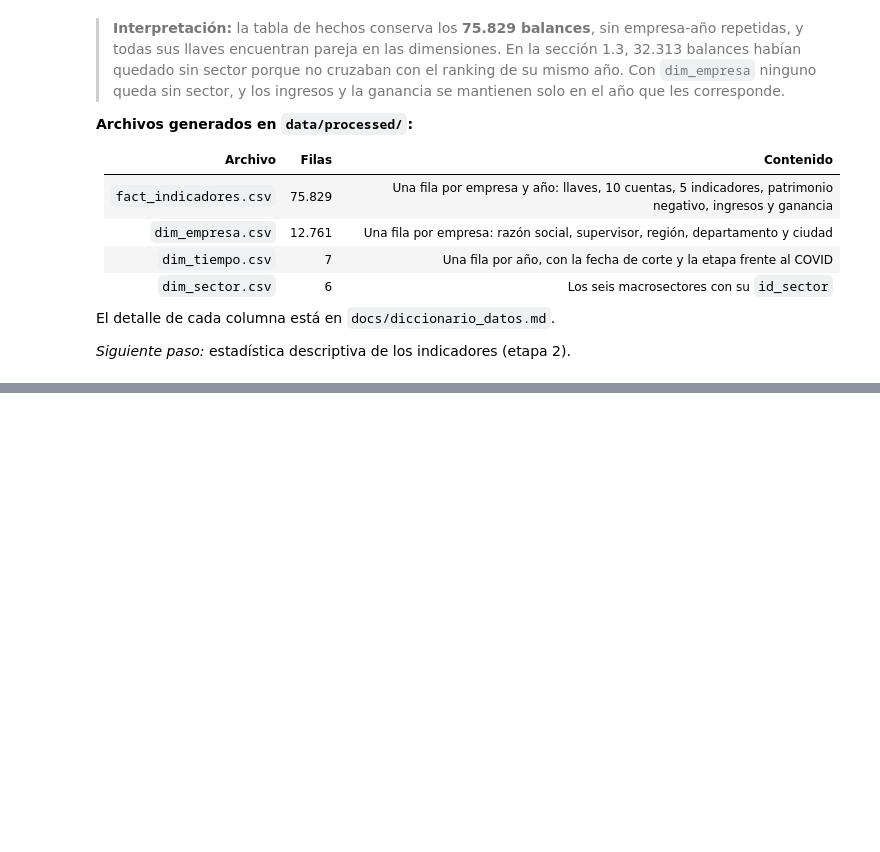
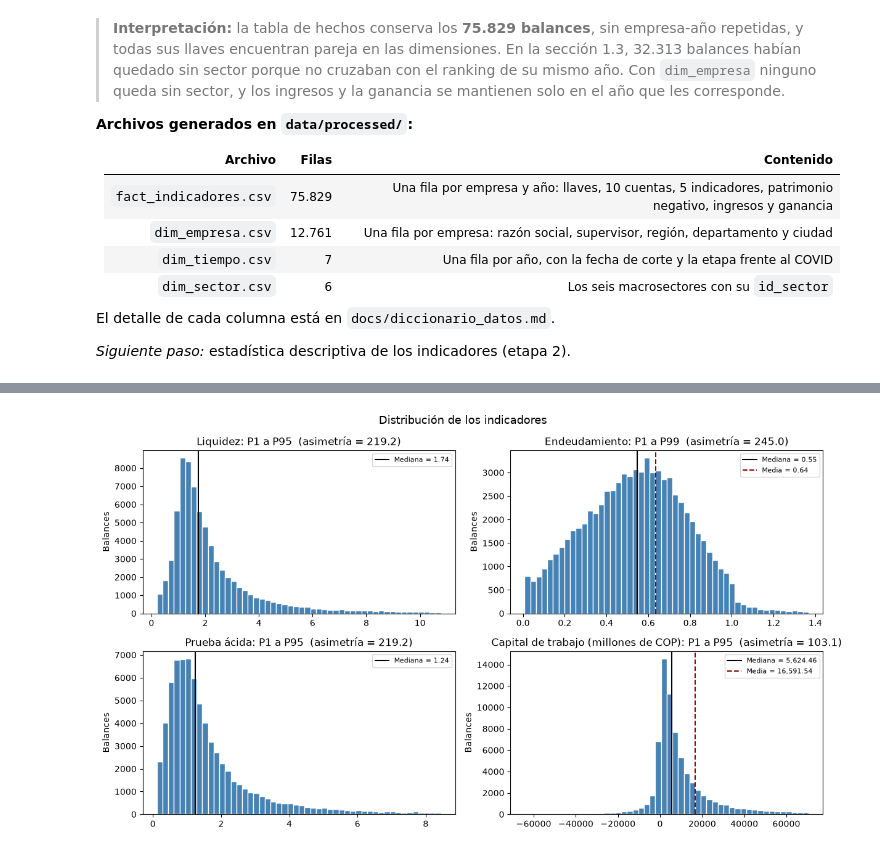
Before and after one commit to JulianHZ711/Final-AnalisisDatos, a Jupyter notebook: notebooks/proyecto_integrador.ipynb, the cells around one changed output, grey strips where cells are left out. Drawn from its saved outputs; the diff is of its cells as text; code cells hidden in the pictures; blank space fills up the shorter version.

Commit message:
Estadística descriptiva de los indicadores

```diff
--- a/notebooks/proyecto_integrador.ipynb
+++ b/notebooks/proyecto_integrador.ipynb
@@ -1430,0 +1691,22 @@ El detalle de cada columna está en `docs/diccionario_datos.md`.
+# %%
+def recortar(x, inferior=1, superior=99):
+    return np.clip(x, percentil(x, inferior), percentil(x, superior))
+
+
+forma = pd.DataFrame({
+    c: {
+        "media": media(x),
+        "media recortada P1-P99": media(recortar(x)),
+        "mediana": mediana(x),
+        "asimetría": asimetria(x),
+        "asimetría recortada": asimetria(recortar(x)),
+        "curtosis": curtosis(x),
+        "curtosis recortada": curtosis(recortar(x)),
+        "balances por encima del P99": int((x > percentil(x, 99)).sum()),
+    }
+    for c, x in datos.items()
+})
+with pd.option_context("display.float_format", "{:,.3f}".format):
+    print(forma)
+
+print("\nLos 5 valores más altos de liquidez:", np.sort(datos["liquidez"])[-5:][::-1].round(1))
@@ -1430,0 +1738,25 @@ El detalle de cada columna está en `docs/diccionario_datos.md`.
+# %%
+titulos = {"liquidez": "Liquidez", "endeudamiento": "Endeudamiento",
+           "prueba_acida": "Prueba ácida", "capital_trabajo": "Capital de trabajo (millones de COP)"}
+limite_superior = {"liquidez": 95, "endeudamiento": 99, "prueba_acida": 95, "capital_trabajo": 95}
+escala = {"capital_trabajo": 1_000}  # de miles a millones de pesos, solo para graficar
+
+fig, ejes = plt.subplots(2, 2, figsize=(12, 7))
+for eje, (c, x) in zip(ejes.ravel(), datos.items()):
+    x_graf = x / escala.get(c, 1)
+    p_inf, p_sup = percentil(x_graf, 1), percentil(x_graf, limite_superior[c])
+    eje.hist(x_graf[(x_graf >= p_inf) & (x_graf <= p_sup)], bins=50,
+             color="steelblue", edgecolor="white")
+    eje.axvline(mediana(x_graf), color="black", linewidth=1.5,
+                label=f"Mediana = {mediana(x_graf):,.2f}")
+    if p_inf <= media(x_graf) <= p_sup:
+        eje.axvline(media(x_graf), color="darkred", linestyle="--", linewidth=1.5,
+                    label=f"Media = {media(x_graf):,.2f}")
+    eje.set_title(f"{titulos[c]}: P1 a P{limite_superior[c]}  (asimetría = {asimetria(x):,.1f})")
+    eje.set_ylabel("Balances")
+    eje.legend(fontsize=8)
+fig.suptitle("Distribución de los indicadores", fontsize=13)
+plt.tight_layout()
+plt.show()
+# %% [output]
+[figure, added]
```
Also changed, not shown: parts of 20 cells of this notebook.
